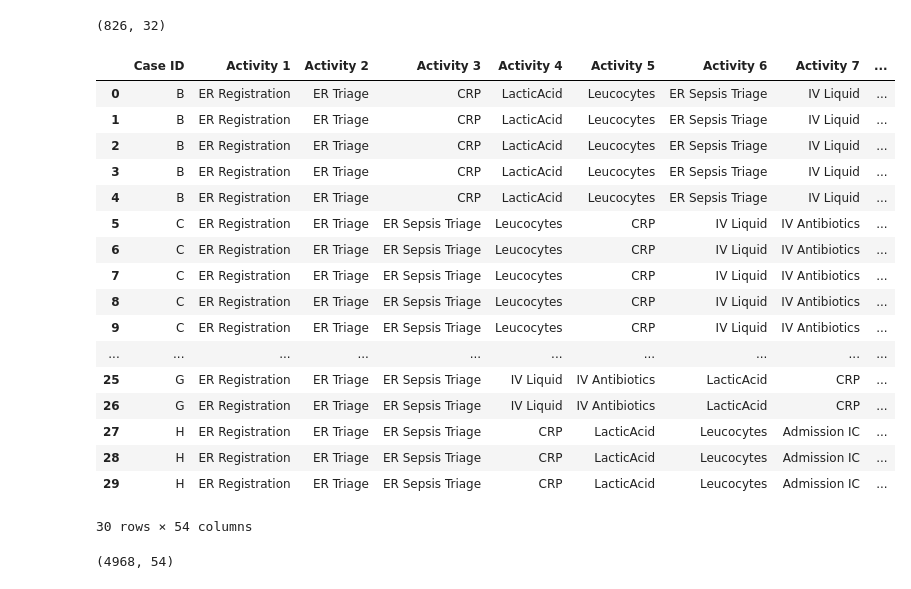
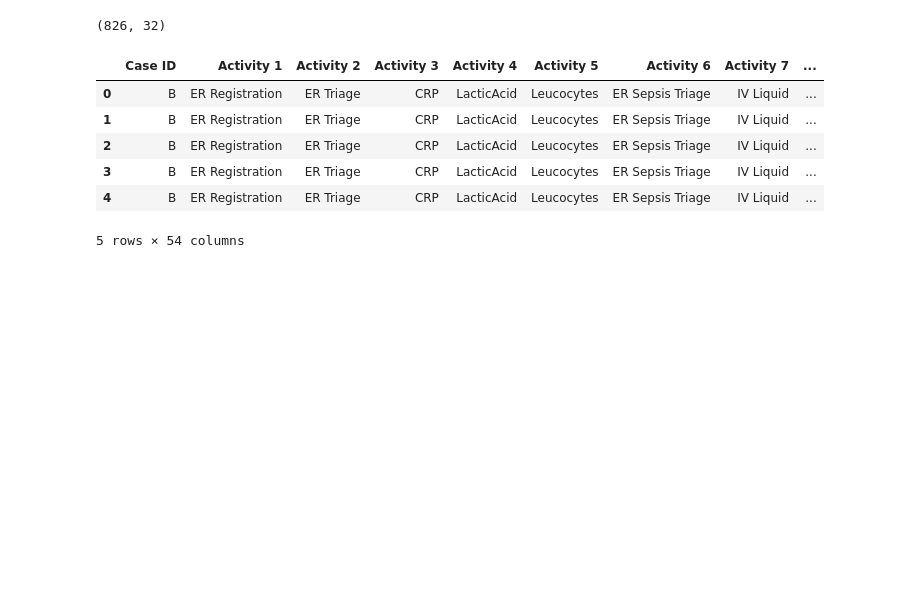
Before and after one commit to mohdkashifansari/Process_Analytics, a Jupyter notebook: model.ipynb, the cells around one changed output. Drawn from its saved outputs; the diff is of its cells as text; code cells hidden in the pictures; blank space fills up the shorter version.

```diff
--- a/model.ipynb
+++ b/model.ipynb
@@ -373,36 +362,21 @@ df_diagnosis.to_csv('Sepsis_Diagnosis.csv', index=False)
 # %%
 # Merge merged_dfsets on 'Case ID'
 merged_df = (
     df_act_flow_filtered
     .merge(df_diagnosis, on="Case ID", how="left")
     .merge(df_other_attributes, on="Case ID", how="left")
 )
 
 # Display a summary of the merged merged_dfset
-merged_df.head(30)
+merged_df.head()
 # %% [output]
 |  | Case ID | Activity 1 | Activity 2 | Activity 3 | Activity 4 | Activity 5 | Activity 6 | Activity 7 | ... |
 | 0 | B | ER Registration | ER Triage | CRP | LacticAcid | Leucocytes | ER Sepsis Triage | IV Liquid | ... |
 | 1 | B | ER Registration | ER Triage | CRP | LacticAcid | Leucocytes | ER Sepsis Triage | IV Liquid | ... |
 | 2 | B | ER Registration | ER Triage | CRP | LacticAcid | Leucocytes | ER Sepsis Triage | IV Liquid | ... |
 | 3 | B | ER Registration | ER Triage | CRP | LacticAcid | Leucocytes | ER Sepsis Triage | IV Liquid | ... |
 | 4 | B | ER Registration | ER Triage | CRP | LacticAcid | Leucocytes | ER Sepsis Triage | IV Liquid | ... |
-| 5 | C | ER Registration | ER Triage | ER Sepsis Triage | Leucocytes | CRP | IV Liquid | IV Antibiotics | ... |
-| 6 | C | ER Registration | ER Triage | ER Sepsis Triage | Leucocytes | CRP | IV Liquid | IV Antibiotics | ... |
-| 7 | C | ER Registration | ER Triage | ER Sepsis Triage | Leucocytes | CRP | IV Liquid | IV Antibiotics | ... |
-| 8 | C | ER Registration | ER Triage | ER Sepsis Triage | Leucocytes | CRP | IV Liquid | IV Antibiotics | ... |
-| 9 | C | ER Registration | ER Triage | ER Sepsis Triage | Leucocytes | CRP | IV Liquid | IV Antibiotics | ... |
-| ... | ... | ... | ... | ... | ... | ... | ... | ... | ... |
-| 25 | G | ER Registration | ER Triage | ER Sepsis Triage | IV Liquid | IV Antibiotics | LacticAcid | CRP | ... |
-| 26 | G | ER Registration | ER Triage | ER Sepsis Triage | IV Liquid | IV Antibiotics | LacticAcid | CRP | ... |
-| 27 | H | ER Registration | ER Triage | ER Sepsis Triage | CRP | LacticAcid | Leucocytes | Admission IC | ... |
-| 28 | H | ER Registration | ER Triage | ER Sepsis Triage | CRP | LacticAcid | Leucocytes | Admission IC | ... |
-| 29 | H | ER Registration | ER Triage | ER Sepsis Triage | CRP | LacticAcid | Leucocytes | Admission IC | ... |
-30 rows × 54 columns
+5 rows × 54 columns
-# %%
-merged_df.shape
-# %% [output]
-(4968, 54)
 # %%
 import numpy as np
 import pandas as pd
```
Also changed, not shown: parts of 6 cells of this notebook.
